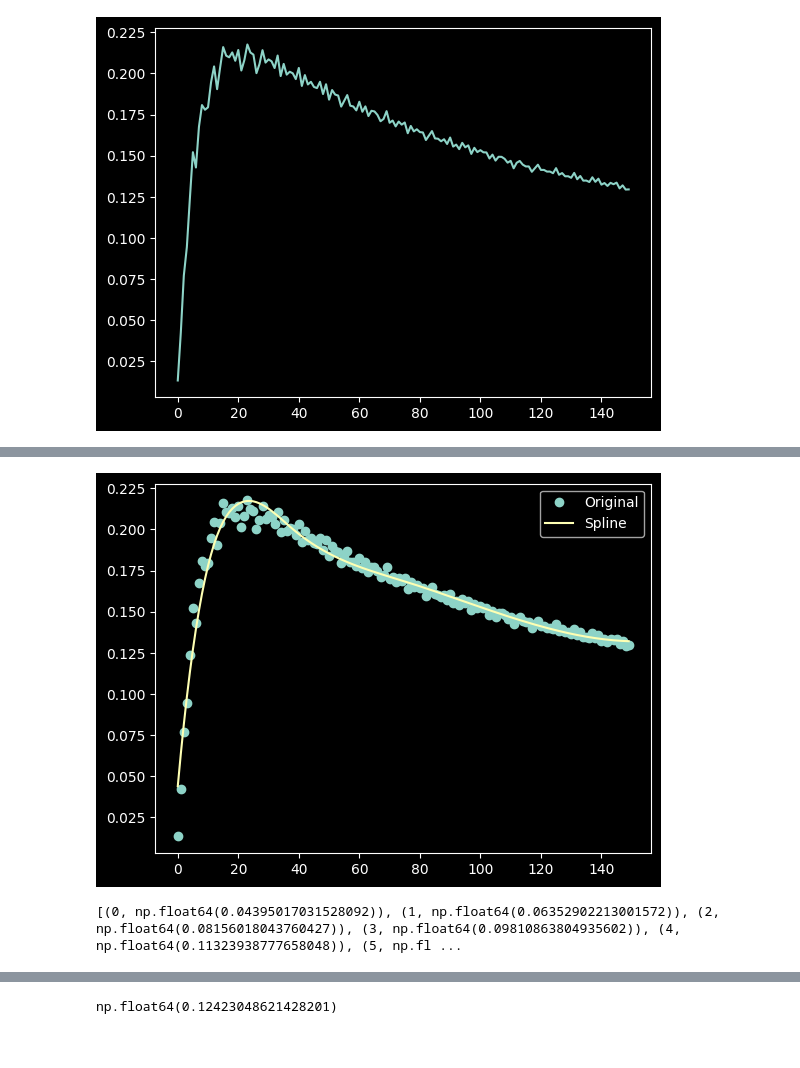
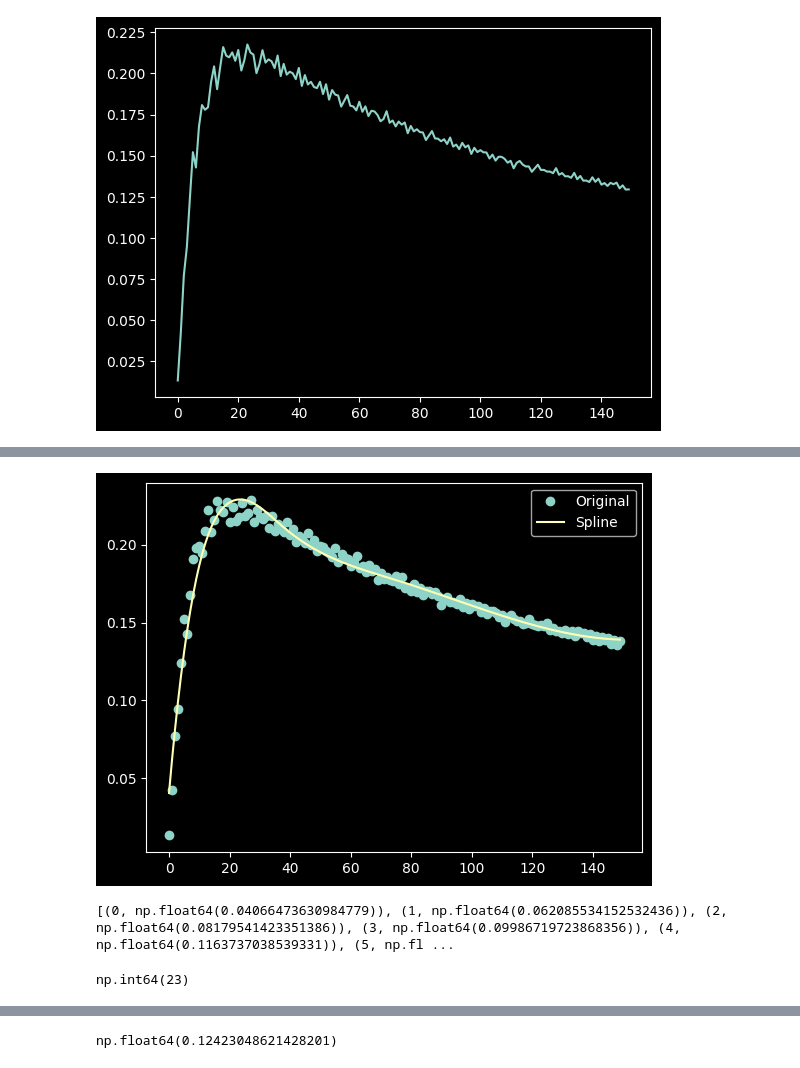
Before and after one commit to uulm-mrm/aduulm-stonesoup, a Jupyter notebook: aduulm_scripts/misc/test_eslimpp.ipynb, the cells around one changed output, grey strips where cells are left out. Drawn from its saved outputs; the diff is of its cells as text; code cells hidden in the pictures.

Commit message:
Radial and Comp DCs and plotting

```diff
--- a/aduulm_scripts/misc/test_eslimpp.ipynb
+++ b/aduulm_scripts/misc/test_eslimpp.ipynb
@@ -540,5 +540,5 @@ for i in range(1, 151):
 # %%
 th_op = dict()
 for i in range(1, 151):
-    th_op[f"7, {i}, 0.01"] = calibrate_opinion_threshold(7, i, alpha=0.01, N=1_000_000)
+    th_op[f"7, {i}, 0.005"] = calibrate_opinion_threshold(7, i, alpha=0.005, N=100_000)
 # %% [output]
@@ -600,27 +600,31 @@ plt.show()
 # %%
 import numpy as np
 import matplotlib.pyplot as plt
 from scipy.interpolate import UnivariateSpline
 
-y = np.array([th_op[f"7, {i}, 0.01"] for i in range(1, 151)])  # deine Werte
+y = np.array([th_op[f"7, {i}, 0.005"] for i in range(1, 151)])  # deine Werte
 x = np.arange(len(y))
 
 # Spline fitten (s = Glättungsparameter!)
 spline = UnivariateSpline(x, y, s=0.005)
 
 # feinere x-Werte für glatte Kurve
 x_smooth = np.linspace(x.min(), x.max(), len(y))
 y_smooth = spline(x_smooth)
 
 # Plot
 plt.plot(x, y, 'o', label='Original')
 plt.plot(x_smooth, y_smooth, '-', label='Spline')
 plt.legend()
 plt.show()
 print(list(enumerate(y_smooth)))
 # %% [output]
-[figure, old version]
+[figure, new version]
-[(0, np.float64(0.04395017031528092)), (1, np.float64(0.06352902213001572)), (2, np.float64(0.08156018043760427)), (3, np.float64(0.09810863804935602)), (4, np.float64(0.11323938777658048)), (5, np.fl ...
+[(0, np.float64(0.04066473630984779)), (1, np.float64(0.062085534152532436)), (2, np.float64(0.08179541423351386)), (3, np.float64(0.09986719723868356)), (4, np.float64(0.1163737038539331)), (5, np.fl ...
+# %%
+np.argmax(y_smooth)
+# %% [output]
+np.int64(23)
 # %%
 th_op_smoothed = dict()
 for i in range(1, 151):
```
Also changed, not shown: parts of 9 cells of this notebook, 2 other files.
